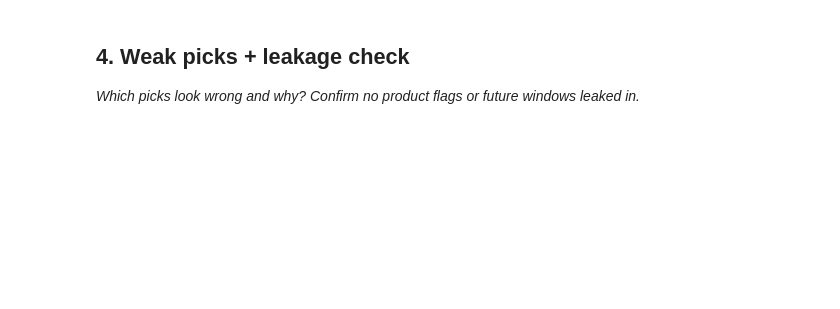
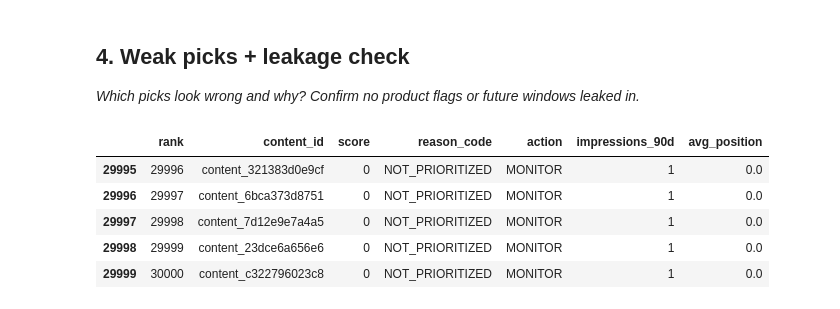
Before and after one commit to malaikasaleem944/malaika_flyrank, a Jupyter notebook: work/notebooks/w04_baseline_score.ipynb, the cells around one changed output. Saved outputs shown, nothing was run; the diff lists cells and outputs as text; code cells hidden in the pictures; blank space fills up the shorter version.

```diff
--- a/work/notebooks/w04_baseline_score.ipynb
+++ b/work/notebooks/w04_baseline_score.ipynb
@@ -36,0 +472,19 @@ This skeleton is yours to fill. Work the sections **in order** — each one has
+# %%
+weak_picks = ranked.tail(5)[[
+    "rank",
+    "content_id",
+    "score",
+    "reason_code",
+    "action",
+    "impressions_90d",
+    "avg_position"
+]]
+
+display(weak_picks)
+# %% [output]
+|  | rank | content_id | score | reason_code | action | impressions_90d | avg_position |
+| 29995 | 29996 | content_321383d0e9cf | 0 | NOT_PRIORITIZED | MONITOR | 1 | 0.0 |
+| 29996 | 29997 | content_6bca373d8751 | 0 | NOT_PRIORITIZED | MONITOR | 1 | 0.0 |
+| 29997 | 29998 | content_7d12e9e7a4a5 | 0 | NOT_PRIORITIZED | MONITOR | 1 | 0.0 |
+| 29998 | 29999 | content_23dce6a656e6 | 0 | NOT_PRIORITIZED | MONITOR | 1 | 0.0 |
+| 29999 | 30000 | content_c322796023c8 | 0 | NOT_PRIORITIZED | MONITOR | 1 | 0.0 |
```
Also changed, not shown: parts of 35 cells of this notebook.
